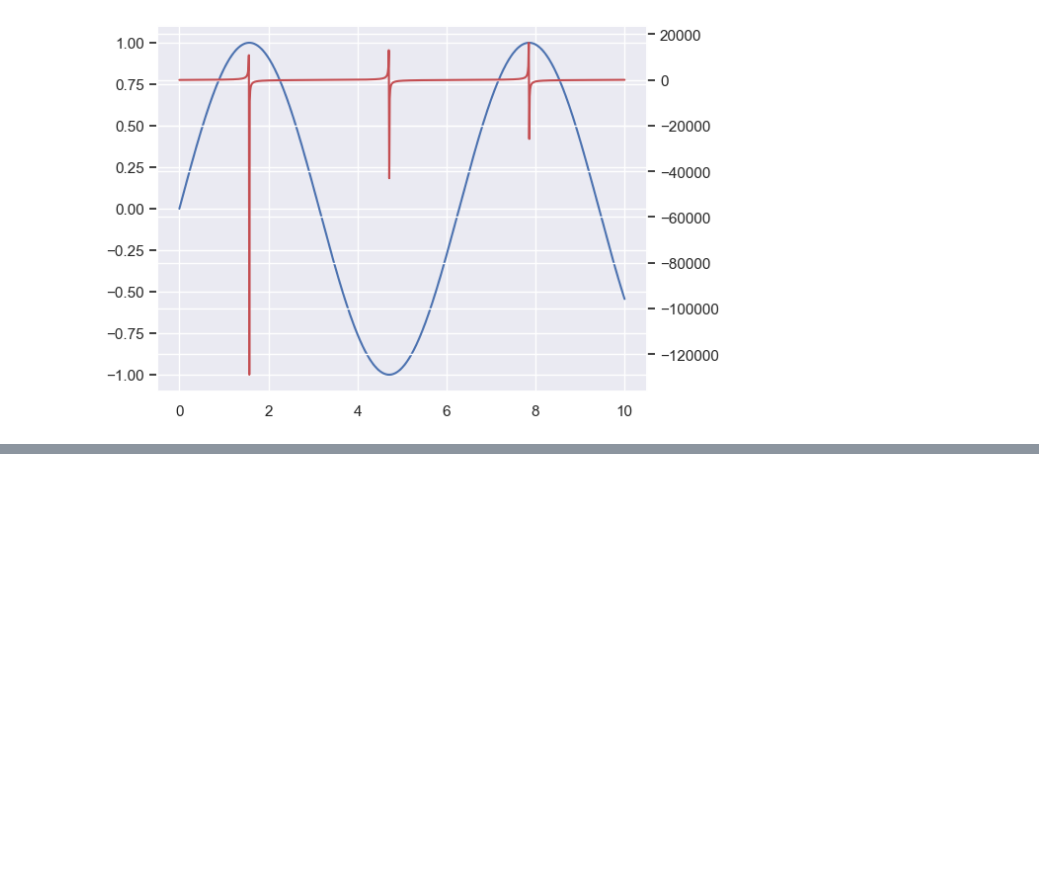
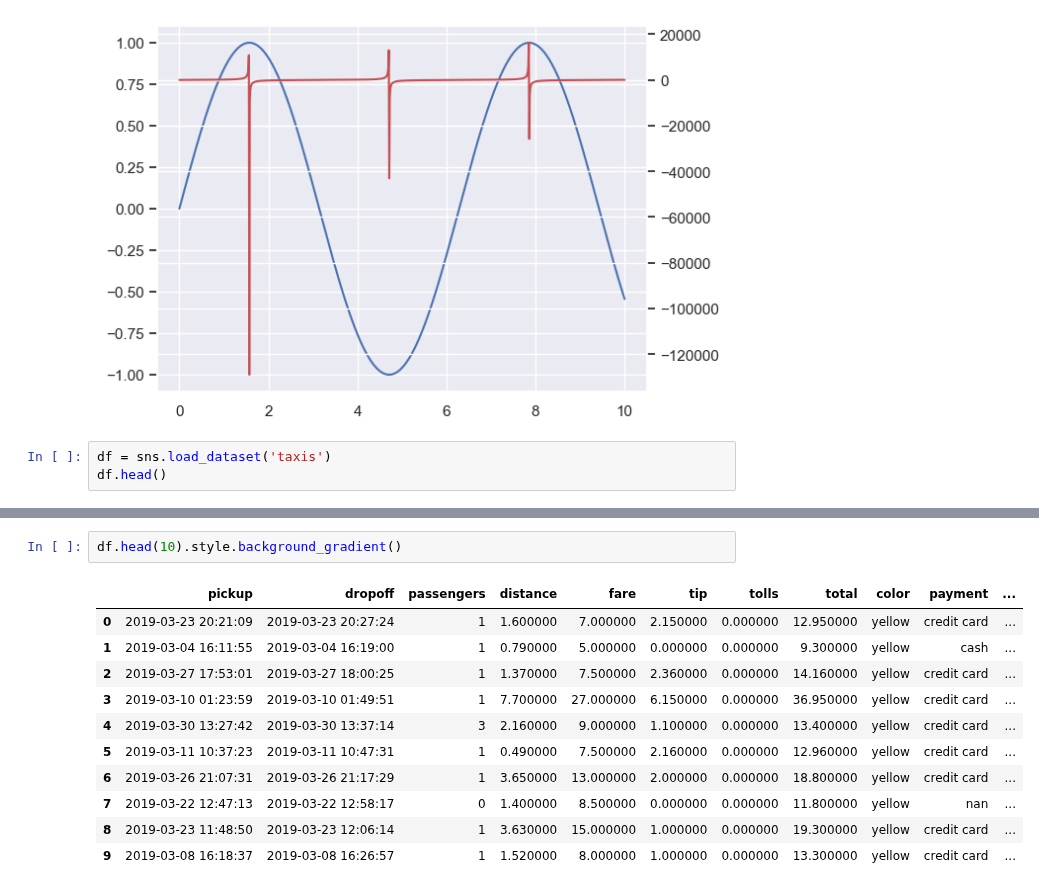
Before and after one commit to gbrs/ipython_notebook_probes, a Jupyter notebook: Probe.ipynb, the cells around one changed output, grey strips where cells are left out. Drawn from its saved outputs; the diff is of its cells as text; blank space fills up the shorter version.

```diff
--- a/Probe.ipynb
+++ b/Probe.ipynb
@@ -1305,3 +1305,6 @@ ax2 = ax.twinx()
 ax2.plot(x, y2, color='r');
 # %% [output]
 [figure]
+# %%
+df = sns.load_dataset('taxis')
+df.head()
@@ -1307,0 +1318,14 @@ ax2.plot(x, y2, color='r');
+# %%
+df.head(10).style.background_gradient()
+# %% [output]
+|  | pickup | dropoff | passengers | distance | fare | tip | tolls | total | color | payment | ... |
+| 0 | 2019-03-23 20:21:09 | 2019-03-23 20:27:24 | 1 | 1.600000 | 7.000000 | 2.150000 | 0.000000 | 12.950000 | yellow | credit card | ... |
+| 1 | 2019-03-04 16:11:55 | 2019-03-04 16:19:00 | 1 | 0.790000 | 5.000000 | 0.000000 | 0.000000 | 9.300000 | yellow | cash | ... |
+| 2 | 2019-03-27 17:53:01 | 2019-03-27 18:00:25 | 1 | 1.370000 | 7.500000 | 2.360000 | 0.000000 | 14.160000 | yellow | credit card | ... |
+| 3 | 2019-03-10 01:23:59 | 2019-03-10 01:49:51 | 1 | 7.700000 | 27.000000 | 6.150000 | 0.000000 | 36.950000 | yellow | credit card | ... |
+| 4 | 2019-03-30 13:27:42 | 2019-03-30 13:37:14 | 3 | 2.160000 | 9.000000 | 1.100000 | 0.000000 | 13.400000 | yellow | credit card | ... |
+| 5 | 2019-03-11 10:37:23 | 2019-03-11 10:47:31 | 1 | 0.490000 | 7.500000 | 2.160000 | 0.000000 | 12.960000 | yellow | credit card | ... |
+| 6 | 2019-03-26 21:07:31 | 2019-03-26 21:17:29 | 1 | 3.650000 | 13.000000 | 2.000000 | 0.000000 | 18.800000 | yellow | credit card | ... |
+| 7 | 2019-03-22 12:47:13 | 2019-03-22 12:58:17 | 0 | 1.400000 | 8.500000 | 0.000000 | 0.000000 | 11.800000 | yellow | nan | ... |
+| 8 | 2019-03-23 11:48:50 | 2019-03-23 12:06:14 | 1 | 3.630000 | 15.000000 | 1.000000 | 0.000000 | 19.300000 | yellow | credit card | ... |
+| 9 | 2019-03-08 16:18:37 | 2019-03-08 16:26:57 | 1 | 1.520000 | 8.000000 | 1.000000 | 0.000000 | 13.300000 | yellow | credit card | ... |
```
Also changed, not shown: parts of 2 cells of this notebook.
